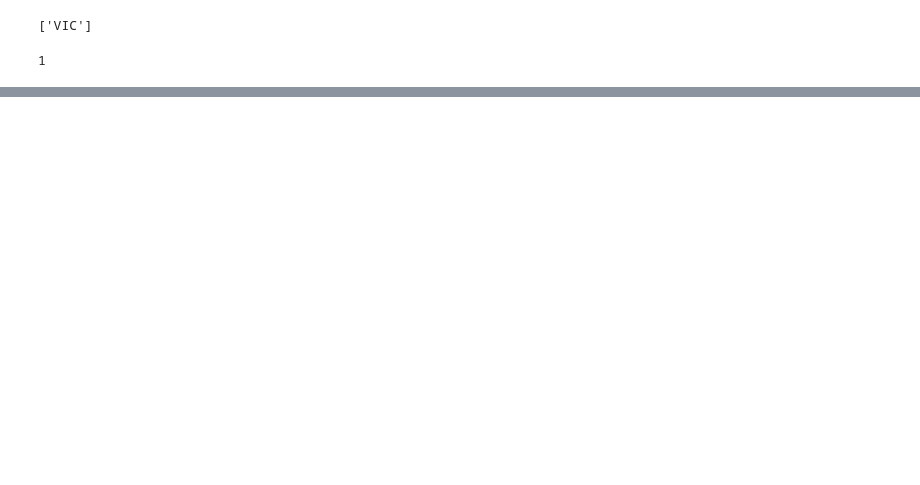
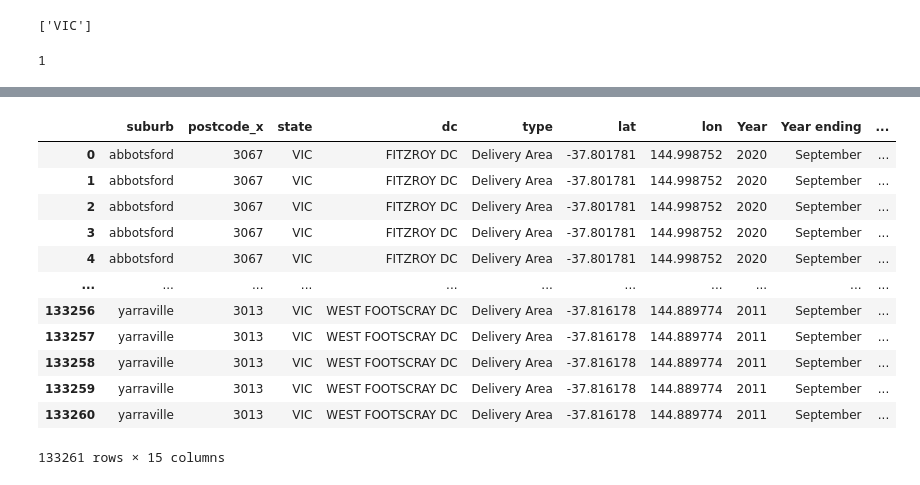
Before and after one commit to jMacProd/ETL-to-PostgreSQL, a Jupyter notebook: 02 TRANSFORMATION 1 - filtering out irrelevant data/TRANSFORMATION 1 - Crime Data - filtering out irrelevant data.ipynb, the cells around one changed output, grey strips where cells are left out. Drawn from its saved outputs; the diff is of its cells as text; code cells hidden in the pictures; blank space fills up the shorter version.

Commit message:
Backup of crime data filtering notebook

```diff
--- a/02 TRANSFORMATION 1 - filtering out irrelevant data/TRANSFORMATION 1 - Crime Data - filtering out irrelevant data.ipynb
+++ b/02 TRANSFORMATION 1 - filtering out irrelevant data/TRANSFORMATION 1 - Crime Data - filtering out irrelevant data.ipynb
@@ -71,0 +55,6 @@ suburb_postcodes_DF
+# %%
+suburb_postcodes_DF = pd.read_csv(suburbs_postcodes_path)
+#realised later on there was a stray typo in the postcode - drop 3381 from DF
+
+suburb_postcodes_DF = suburb_postcodes_DF[suburb_postcodes_DF.postcode != 3381]
+suburb_postcodes_DF
@@ -124,0 +289,4 @@ crime_suburb
+# %%
+crimerateDF2 = crimerateDF.rename(columns={"Suburb/Town Name":"suburb"})
+crimerateDF2['suburb'] = crimerateDF2['suburb'].str.lower()
+crimerateDF2
@@ -124,0 +307,17 @@ crime_suburb
+# %%
+crime_suburb_merge2 = pd.merge(suburb_postcodes_DF, crimerateDF2, on="suburb",  how ="left")
+crime_suburb_merge2
+# %% [output]
+|  | suburb | postcode_x | state | dc | type | lat | lon | Year | Year ending | ... |
+| 0 | abbotsford | 3067 | VIC | FITZROY DC | Delivery Area | -37.801781 | 144.998752 | 2020 | September | ... |
+| 1 | abbotsford | 3067 | VIC | FITZROY DC | Delivery Area | -37.801781 | 144.998752 | 2020 | September | ... |
+| 2 | abbotsford | 3067 | VIC | FITZROY DC | Delivery Area | -37.801781 | 144.998752 | 2020 | September | ... |
+| 3 | abbotsford | 3067 | VIC | FITZROY DC | Delivery Area | -37.801781 | 144.998752 | 2020 | September | ... |
+| 4 | abbotsford | 3067 | VIC | FITZROY DC | Delivery Area | -37.801781 | 144.998752 | 2020 | September | ... |
+| ... | ... | ... | ... | ... | ... | ... | ... | ... | ... | ... |
+| 133256 | yarraville | 3013 | VIC | WEST FOOTSCRAY DC | Delivery Area | -37.816178 | 144.889774 | 2011 | September | ... |
+| 133257 | yarraville | 3013 | VIC | WEST FOOTSCRAY DC | Delivery Area | -37.816178 | 144.889774 | 2011 | September | ... |
+| 133258 | yarraville | 3013 | VIC | WEST FOOTSCRAY DC | Delivery Area | -37.816178 | 144.889774 | 2011 | September | ... |
+| 133259 | yarraville | 3013 | VIC | WEST FOOTSCRAY DC | Delivery Area | -37.816178 | 144.889774 | 2011 | September | ... |
+| 133260 | yarraville | 3013 | VIC | WEST FOOTSCRAY DC | Delivery Area | -37.816178 | 144.889774 | 2011 | September | ... |
+133261 rows × 15 columns
```
Also changed, not shown: parts of 38 cells of this notebook, 3 other files.
